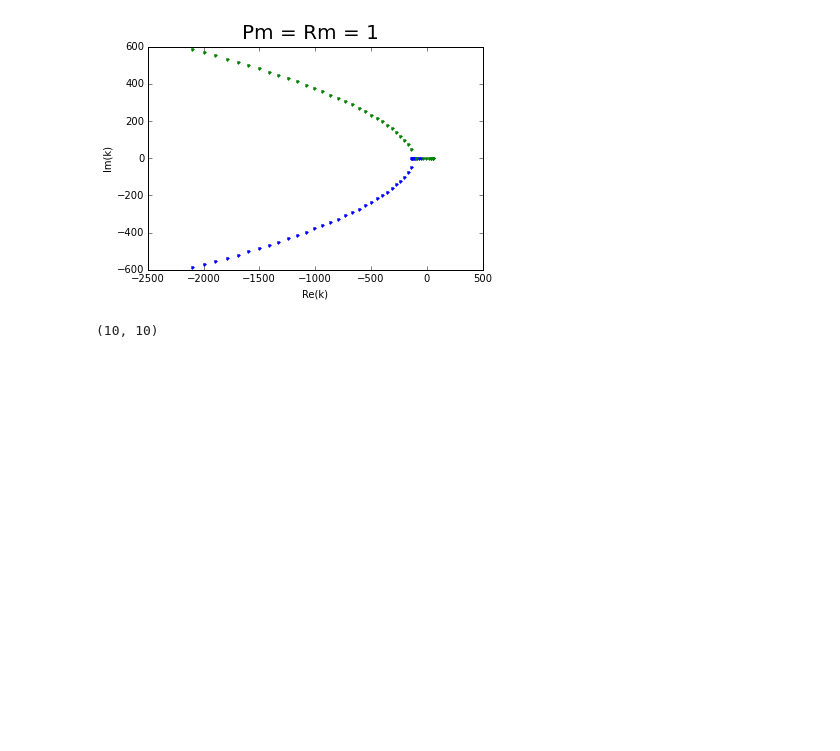
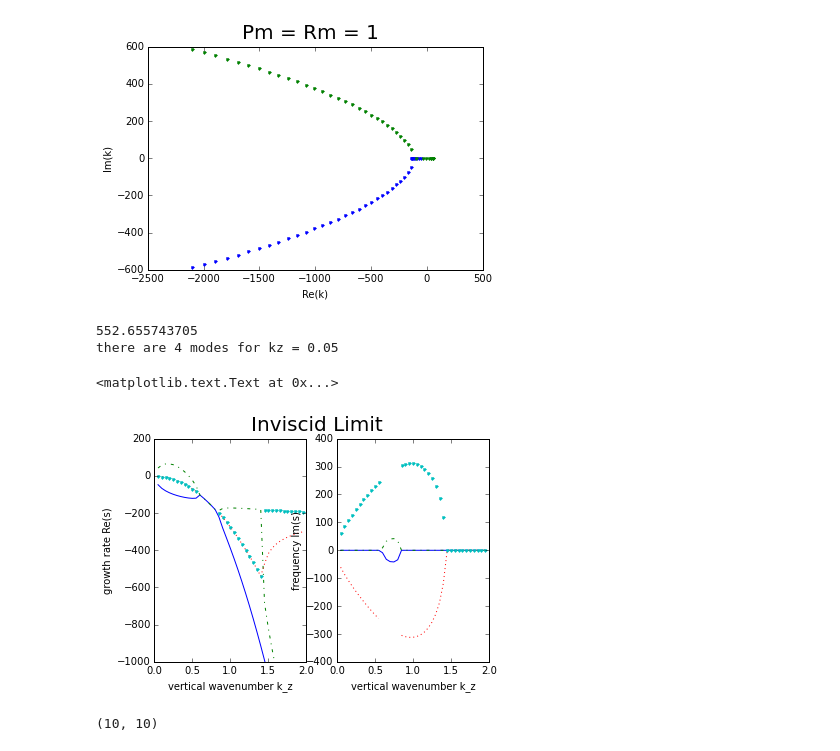
Before and after one commit to jsoishi/weakly_nonlinear_mri, a Jupyter notebook: python/widegap/Widegap dispersion relation.ipynb, the cells around one changed output. Cells and saved outputs as stored; diff of their text form; code cells hidden in the pictures; blank space fills up the shorter version.

Commit message:
inviscid limit sometimes has 2 modes, sometimes 4

```diff
--- a/python/widegap/Widegap dispersion relation.ipynb
+++ b/python/widegap/Widegap dispersion relation.ipynb
@@ -241,11 +241,11 @@ plt.suptitle("Ideal MHD", size = 20)
 [figure]
 # %%
 # eta for Rm = 1
-eta_Pm1 = np.sqrt(Omega_in*Omega_out)/K**2
-nu_Pm1 = eta_Pm1
+eta_Rm1 = np.sqrt(Omega_in*Omega_out)/K**2
+nu_Pm1 = eta_Rm1
 print(eta)
 
-goodmanjiparams_Pm1 = func(0, nu_Pm1, eta_Pm1, 10.0, 6, np.pi, 3000, c1gj, c2gj)
+goodmanjiparams_Pm1 = func(0, nu_Pm1, eta_Rm1, 10.0, 6, np.pi, 3000, c1gj, c2gj)
 goodmanjibykz_Pm1 = lambdify(kz, goodmanjiparams_Pm1)
 
 vertical_wavenumbers = np.arange(0.05, 2, 0.05)
@@ -296,6 +298,58 @@ plt.suptitle("Pm = Rm = 1", size = 20)
 # %% [output]
 <matplotlib.text.Text at 0x...>
 [figure]
+# %%
+# Inviscid limit, nu -> 0. We'll keep Rm = 1.
+eta_Rm1 = np.sqrt(Omega_in*Omega_out)/K**2
+
+print(eta)
+
+goodmanjiparams_inviscid = func(0, 0, eta_Pm1, 10.0, 6, np.pi, 3000, c1gj, c2gj)
+goodmanjibykz_inviscid = lambdify(kz, goodmanjiparams_inviscid)
+
+vertical_wavenumbers = np.arange(0.05, 2, 0.05)
+out_inviscid = np.zeros((len(vertical_wavenumbers), 4), np.complex) # two roots
+for i in range(len(vertical_wavenumbers)):
+    hh1 = solve(goodmanjibykz_inviscid(vertical_wavenumbers[i]))
+    if i == 0:
+        print("there are {} modes for kz = {}".format(len(hh1), vertical_wavenumbers[i]))
+    out_inviscid[i, 0] = hh1[0]
+    out_inviscid[i, 1] = hh1[1]
+
+    # There sometimes appear to be only two modes. Degeneracy??
+    if len(hh1) > 2:
+        out_inviscid[i, 2] = hh1[2]
+        out_inviscid[i, 3] = hh1[3]
+    else:
+        out_inviscid[i, 2] = None
+        out_inviscid[i, 3] = None
+# %% [output]
+552.655743705
+there are 4 modes for kz = 0.05
+# %%
+plt.figure()
+ax = plt.subplot(121)
+ax.plot(vertical_wavenumbers, out_inviscid[:, 0].real)
+ax.plot(vertical_wavenumbers, out_inviscid[:, 1].real, '-.')
+ax.plot(vertical_wavenumbers, out_inviscid[:, 2].real, ':')
+ax.plot(vertical_wavenumbers, out_inviscid[:, 3].real, '.')
+ax.set_ylim(-1000, 200)
+
+ax.set_xlabel('vertical wavenumber k_z')
+ax.set_ylabel('growth rate Re(s)')
+
+ax = plt.subplot(122)
+ax.plot(vertical_wavenumbers, out_inviscid[:, 0].imag)
+ax.plot(vertical_wavenumbers, out_inviscid[:, 1].imag, '-.')
+ax.plot(vertical_wavenumbers, out_inviscid[:, 2].imag, ':')
+ax.plot(vertical_wavenumbers, out_inviscid[:, 3].imag, '.')
+
+ax.set_xlabel('vertical wavenumber k_z')
+ax.set_ylabel('frequency Im(s)')
+plt.suptitle("Inviscid Limit", size=20)
+# %% [output]
+<matplotlib.text.Text at 0x...>
+[figure, added]
 # %%
 func_nu_eta = lambdify((kr, sigma, r, rho, pi, B0, c1, c2), disp)
 # %%
```
Also changed, not shown: parts of 1 cell of this notebook.
